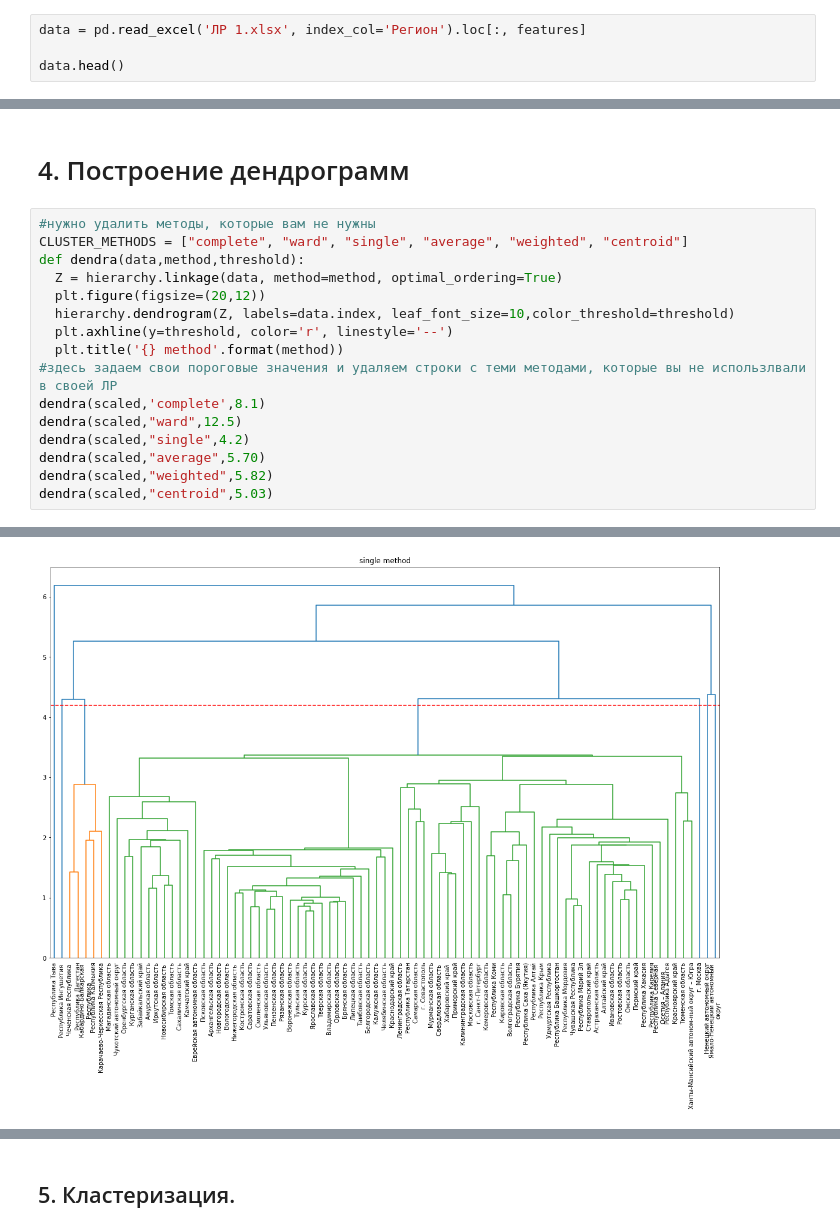
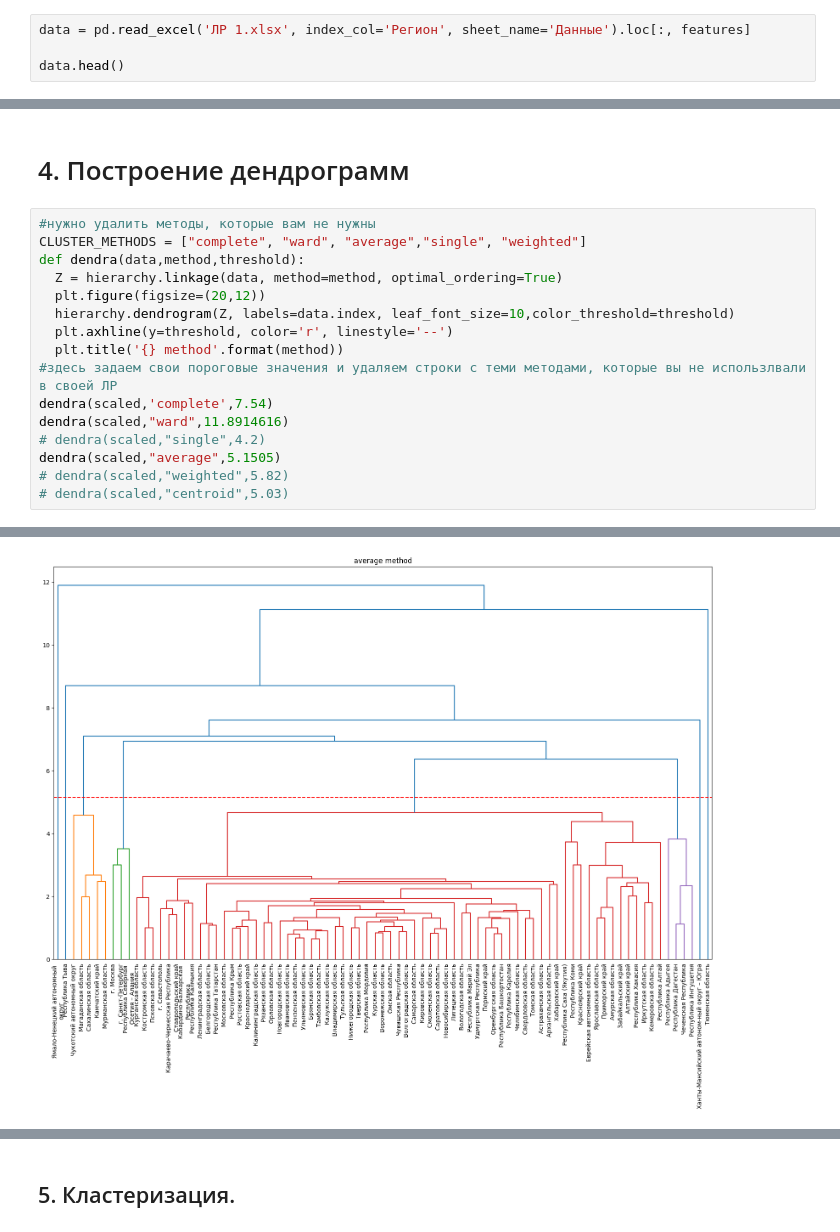
Before and after one commit to ForwardMoth/makrostat, a Jupyter notebook: lab1/Кластерный анализ.ipynb, the cells around one changed output, grey strips where cells are left out. Saved outputs shown, nothing was run; the diff lists cells and outputs as text.

```diff
--- a/lab1/Кластерный анализ.ipynb
+++ b/lab1/Кластерный анализ.ipynb
@@ -15,7 +15,7 @@ f_len = len(features)
 # %% [markdown]
 # 2. Импорт данных
 # %%
-data = pd.read_excel('ЛР 1.xlsx', index_col='Регион').loc[:, features]
+data = pd.read_excel('ЛР 1.xlsx', index_col='Регион', sheet_name='Данные').loc[:, features]
 
 data.head()
 # %% [output]
@@ -50,7 +50,7 @@ scaled
 # 4. Построение дендрограмм
 # %%
 #нужно удалить методы, которые вам не нужны
-CLUSTER_METHODS = ["complete", "ward", "single", "average", "weighted", "centroid"]
+CLUSTER_METHODS = ["complete", "ward", "average","single", "weighted"]
 def dendra(data,method,threshold):
   Z = hierarchy.linkage(data, method=method, optimal_ordering=True)
   plt.figure(figsize=(20,12))
@@ -58,10 +58,10 @@ def dendra(data,method,threshold):
   plt.axhline(y=threshold, color='r', linestyle='--')
   plt.title('{} method'.format(method))
 #здесь задаем свои пороговые значения и удаляем строки с теми методами, которые вы не использлвали в своей ЛР
-dendra(scaled,'complete',8.1)
-dendra(scaled,"ward",12.5)
-dendra(scaled,"single",4.2)
-dendra(scaled,"average",5.70)
-dendra(scaled,"weighted",5.82)
-dendra(scaled,"centroid",5.03)
+dendra(scaled,'complete',7.54)
+dendra(scaled,"ward",11.8914616)
+# dendra(scaled,"single",4.2)
+dendra(scaled,"average",5.1505)
+# dendra(scaled,"weighted",5.82)
+# dendra(scaled,"centroid",5.03)
 # %% [output]
@@ -70 +70 @@ dendra(scaled,"centroid",5.03)
-[figure, old version]
+[figure, new version]
```
Also changed, not shown: parts of 9 cells of this notebook.
